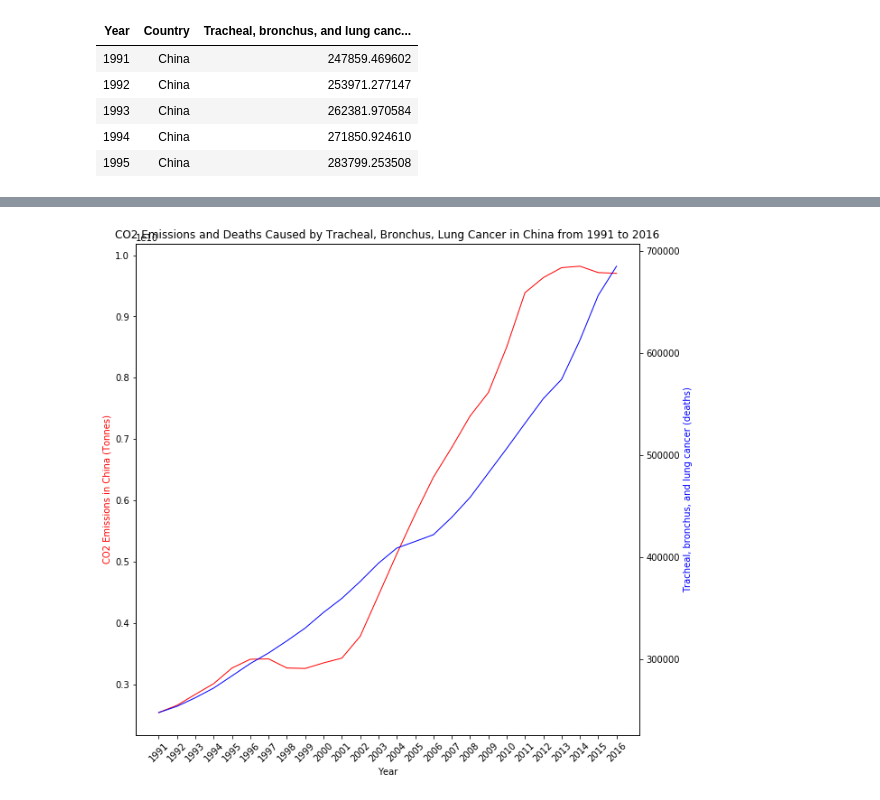
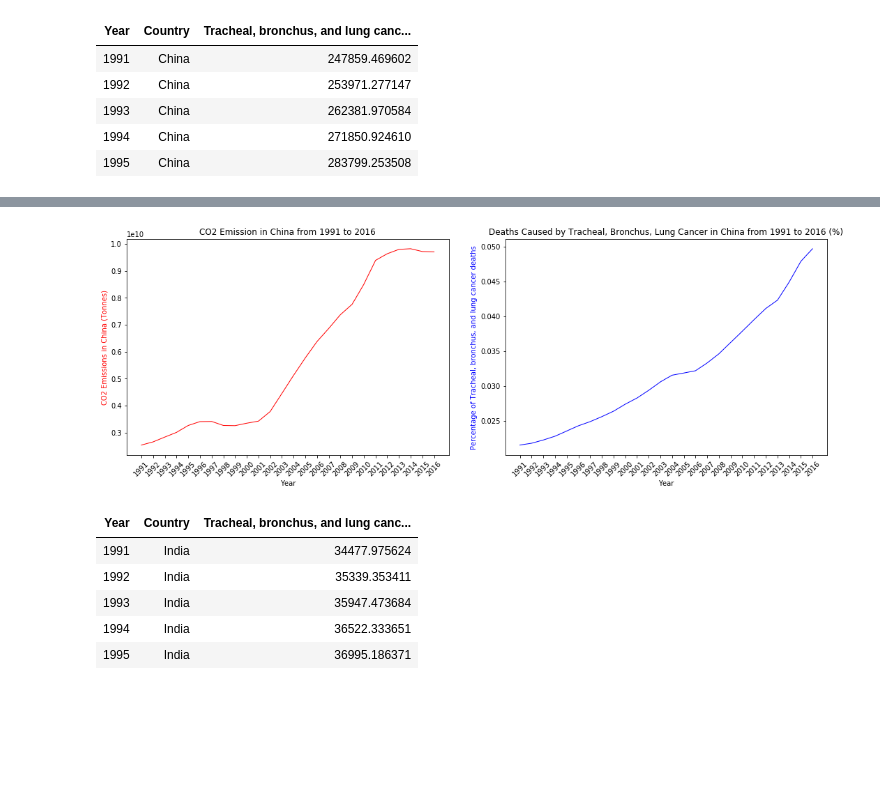
Before and after one commit to mhandipranata/climate-change-analysis, a Jupyter notebook: Climate_Change_Analysis.ipynb, the cells around one changed output, grey strips where cells are left out. Saved outputs shown, nothing was run; the diff lists cells and outputs as text; code cells hidden in the pictures; blank space fills up the shorter version.

```diff
--- a/Climate_Change_Analysis.ipynb
+++ b/Climate_Change_Analysis.ipynb
@@ -844,5 +773,12 @@ lung_cancer_deaths_china.head()
 # that were died because of lung cancer in each country
 lung_cancer_deaths_total_pop_china = pop_china.merge(lung_cancer_deaths_china, how="outer",
                                                      left_index=True, right_index=True)
+lung_cancer_deaths_pct_china = \
+    lung_cancer_deaths_total_pop_china["Tracheal, bronchus, and lung cancer (deaths)"] / \
+    lung_cancer_deaths_total_pop_china["Population"] * 100
+
+lung_cancer_deaths_total_pop_china["Tracheal, bronchus, and lung cancer deaths (%)"] = lung_cancer_deaths_pct_china
+
+# The following output is the percentage table.
 lung_cancer_deaths_total_pop_china
 # %% [output]
@@ -879,28 +802,42 @@ plt.show()
 # %%
-# Plot both CO2 emission and lung cancer deaths data for China in one graph
+# Plot both CO2 emission and lung cancer deaths data for China in 2 graphs but side by side and share the x-axis
 years = np.arange(1991, 2017, 1)
 
 years_label = []
 for year in years:
     years_label.append(year)
 
-fig, ax1 = plt.subplots(figsize=(10,10))
+fig, [ax1,ax2] = plt.subplots(1,2, figsize=(16,6), sharex=True)
 
 ax1.plot(years, CO2_emission_china["CO2 emissions (tonnes)"],
         color="red", linewidth=1)
 ax1.set_xlabel("Year")
 ax1.set_ylabel("CO2 Emissions in China (Tonnes)", color="red")
 ax1.set_xticks(years_label)
 ax1.set_xticklabels(years_label, rotation=45)
+ax1.set_title("CO2 Emission in China from 1991 to 2016")
+# ax1.grid()
 
-ax2 = ax1.twinx()
+ax2.plot(years, lung_cancer_deaths_total_pop_china["Tracheal, bronchus, and lung cancer deaths (%)"],
+        color="blue", linewidth=1)
+ax2.set_xlabel("Year")
+ax2.set_ylabel("Percentage of Tracheal, bronchus, and lung cancer deaths", color="blue")
+ax2.set_xticks(years_label)
+ax2.set_xticklabels(years_label, rotation=45)
+ax2.set_title("Deaths Caused by Tracheal, Bronchus, Lung Cancer in China from 1991 to 2016 (%)")
+# ax2.grid()
 
-ax2.plot(years, lung_cancer_deaths_china["Tracheal, bronchus, and lung cancer (deaths)"],
-        color="blue", linewidth=1)
-ax2.set_ylabel("Tracheal, bronchus, and lung cancer (deaths)", color="blue")
-
-# fig.tight_layout()
-plt.title("CO2 Emissions and Deaths Caused by Tracheal, Bronchus, Lung Cancer in China from 1991 to 2016")
+fig.tight_layout(pad=3.0)
 plt.show()
 # %% [output]
-[figure, old version]
+[figure, new version]
+# %%
+lung_cancer_deaths_india = lung_cancer_deaths_india.rename_axis(index=None, columns="Year")
+lung_cancer_deaths_india.head()
+# %% [output]
+| Year | Country | Tracheal, bronchus, and lung canc... |
+| 1991 | India | 34477.975624 |
+| 1992 | India | 35339.353411 |
+| 1993 | India | 35947.473684 |
+| 1994 | India | 36522.333651 |
+| 1995 | India | 36995.186371 |
```
Also changed, not shown: parts of 38 cells of this notebook, 1 other file.
